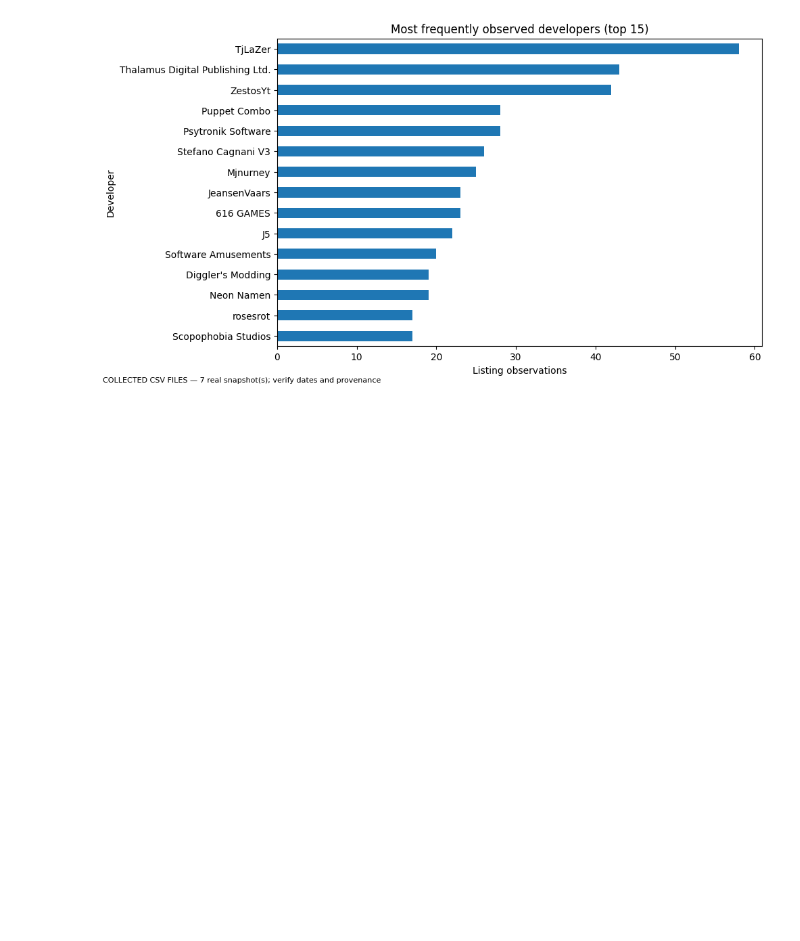
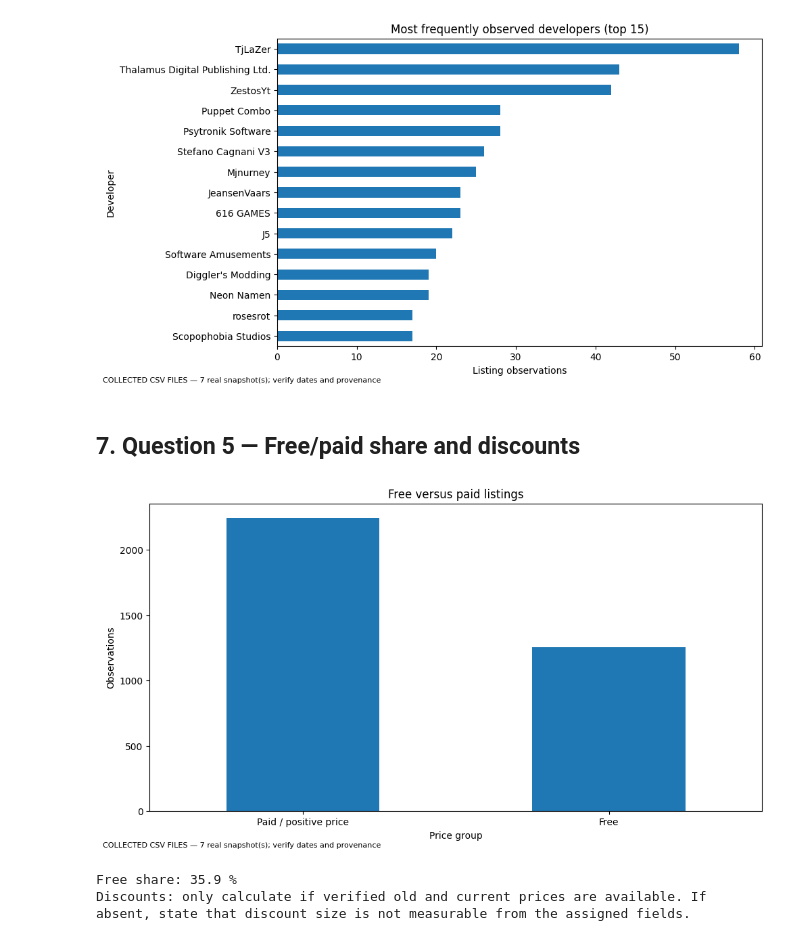
Before and after one commit to cherissaiteriteka32-netizen/Web_scraping_project, a Jupyter notebook: analysis.ipynb, the cells around one changed output. Cells and saved outputs as stored; diff of their text form; code cells hidden in the pictures; blank space fills up the shorter version.

```diff
--- a/analysis.ipynb
+++ b/analysis.ipynb
@@ -165,3 +165,17 @@ if len(dev):
 else: print('Developer data unavailable.')
 # %% [output]
 [figure]
+# %% [markdown]
+## 7. Question 5 — Free/paid share and discounts
+# %%
+priced=df.dropna(subset=['price_value']).copy()
+if len(priced):
+ counts=pd.Series(np.where(priced.price_value.eq(0),'Free','Paid / positive price')).value_counts()
+ fig,ax=plt.subplots(); counts.plot(kind='bar',ax=ax); ax.set(title='Free versus paid listings',xlabel='Price group',ylabel='Observations'); ax.tick_params(axis='x',rotation=0); fig.text(.01,.01,DATA_MODE,fontsize=8); plt.tight_layout(); plt.show()
+ print('Free share:',round(100*priced.price_value.eq(0).mean(),1),'%')
+else: print('No usable price data.')
+print('Discounts: only calculate if verified old and current prices are available. If absent, state that discount size is not measurable from the assigned fields.')
+# %% [output]
+[figure, added]
+Free share: 35.9 %
+Discounts: only calculate if verified old and current prices are available. If absent, state that discount size is not measurable from the assigned fields.
```
Also changed, not shown: parts of 6 cells of this notebook.
